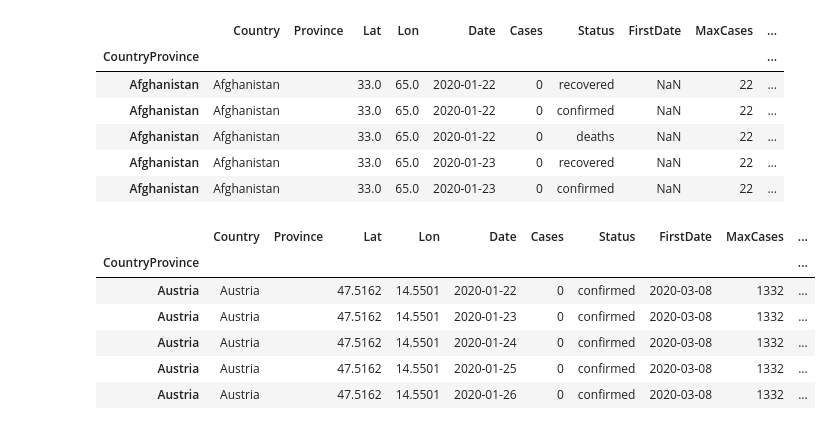
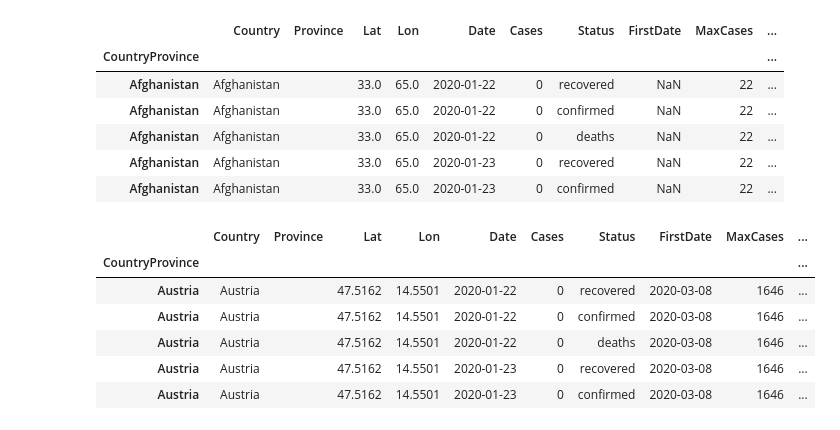
Before and after one commit to terezaif/coronadash, a Jupyter notebook: CoronaDash.ipynb, the cells around one changed output. Saved outputs shown, nothing was run; the diff lists cells and outputs as text; code cells hidden in the pictures.

Commit message:
added deaths

```diff
--- a/CoronaDash.ipynb
+++ b/CoronaDash.ipynb
@@ -15,6 +15,11 @@ min_cases = 100
 temp_first = data[(data['Status']=='confirmed') & (data['Cases']>min_cases)].groupby(['CountryProvince'])['Date'].min().reset_index().rename(columns={"Date": "FirstDate"})
 temp_max = data[(data['Status']=='confirmed') & (data['Cases']>=0)].groupby(['CountryProvince'])['Cases'].max().reset_index().rename(columns={"Cases": "MaxCases"})
 
+min_d_cases = 10
+temp_first_d = data[(data['Status']=='deaths') & (data['Cases']>min_d_cases)].groupby(['CountryProvince'])['Date'].min().reset_index().rename(columns={"Date": "FirstDateD"})
+#temp_max = data[(data['Status']=='confirmed') & (data['Cases']>=0)].groupby(['CountryProvince'])['Cases'].max().reset_index().rename(columns={"Cases": "MaxCases"})
+
+
 
 temp_max.head()
 # %% [output]
@@ -30,9 +35,11 @@ data = data.set_index('CountryProvince')
 #adding start date of contagion to data
 data = data.join(temp_first.set_index('CountryProvince'))
 data = data.join(temp_max.set_index('CountryProvince'))
+data = data.join(temp_first_d.set_index('CountryProvince'))
 # %%
 import numpy as np
 data["DaysSinceConfirmed"] = np.where(data['Date']>=data['FirstDate'], (data['Date']-data['FirstDate']).dt.days, 0)
+data["DaysSinceDeaths"] = np.where(data['Date']>=data['FirstDateD'], (data['Date']-data['FirstDateD']).dt.days, 0)
 # %%
 data.head()
 # %% [output]
@@ -44,18 +51,18 @@ data.head()
 | Afghanistan | Afghanistan |  | 33.0 | 65.0 | 2020-01-23 | 0 | recovered | NaN | 22 | ... |
 | Afghanistan | Afghanistan |  | 33.0 | 65.0 | 2020-01-23 | 0 | confirmed | NaN | 22 | ... |
 # %%
-status = "confirmed"
+status = "deaths"
 min_total_cases = 500
-temp = data[(data["MaxCases"]>=min_total_cases) & (data["Status"] == status)].copy()
+temp = data[(data["MaxCases"]>=min_total_cases) ].copy()
 temp.head()
 # %% [output]
 |  | Country | Province | Lat | Lon | Date | Cases | Status | FirstDate | MaxCases | ... |
 | CountryProvince |  |  |  |  |  |  |  |  |  | ... |
-| Austria | Austria |  | 47.5162 | 14.5501 | 2020-01-22 | 0 | confirmed | 2020-03-08 | 1332 | ... |
-| Austria | Austria |  | 47.5162 | 14.5501 | 2020-01-23 | 0 | confirmed | 2020-03-08 | 1332 | ... |
-| Austria | Austria |  | 47.5162 | 14.5501 | 2020-01-24 | 0 | confirmed | 2020-03-08 | 1332 | ... |
-| Austria | Austria |  | 47.5162 | 14.5501 | 2020-01-25 | 0 | confirmed | 2020-03-08 | 1332 | ... |
-| Austria | Austria |  | 47.5162 | 14.5501 | 2020-01-26 | 0 | confirmed | 2020-03-08 | 1332 | ... |
+| Austria | Austria |  | 47.5162 | 14.5501 | 2020-01-22 | 0 | recovered | 2020-03-08 | 1646 | ... |
+| Austria | Austria |  | 47.5162 | 14.5501 | 2020-01-22 | 0 | confirmed | 2020-03-08 | 1646 | ... |
+| Austria | Austria |  | 47.5162 | 14.5501 | 2020-01-22 | 0 | deaths | 2020-03-08 | 1646 | ... |
+| Austria | Austria |  | 47.5162 | 14.5501 | 2020-01-23 | 0 | recovered | 2020-03-08 | 1646 | ... |
+| Austria | Austria |  | 47.5162 | 14.5501 | 2020-01-23 | 0 | confirmed | 2020-03-08 | 1646 | ... |
 # %%
 provinces = temp.index.unique()
 plotdata = []
```
Also changed, not shown: parts of 2 cells of this notebook, 1 other file.
